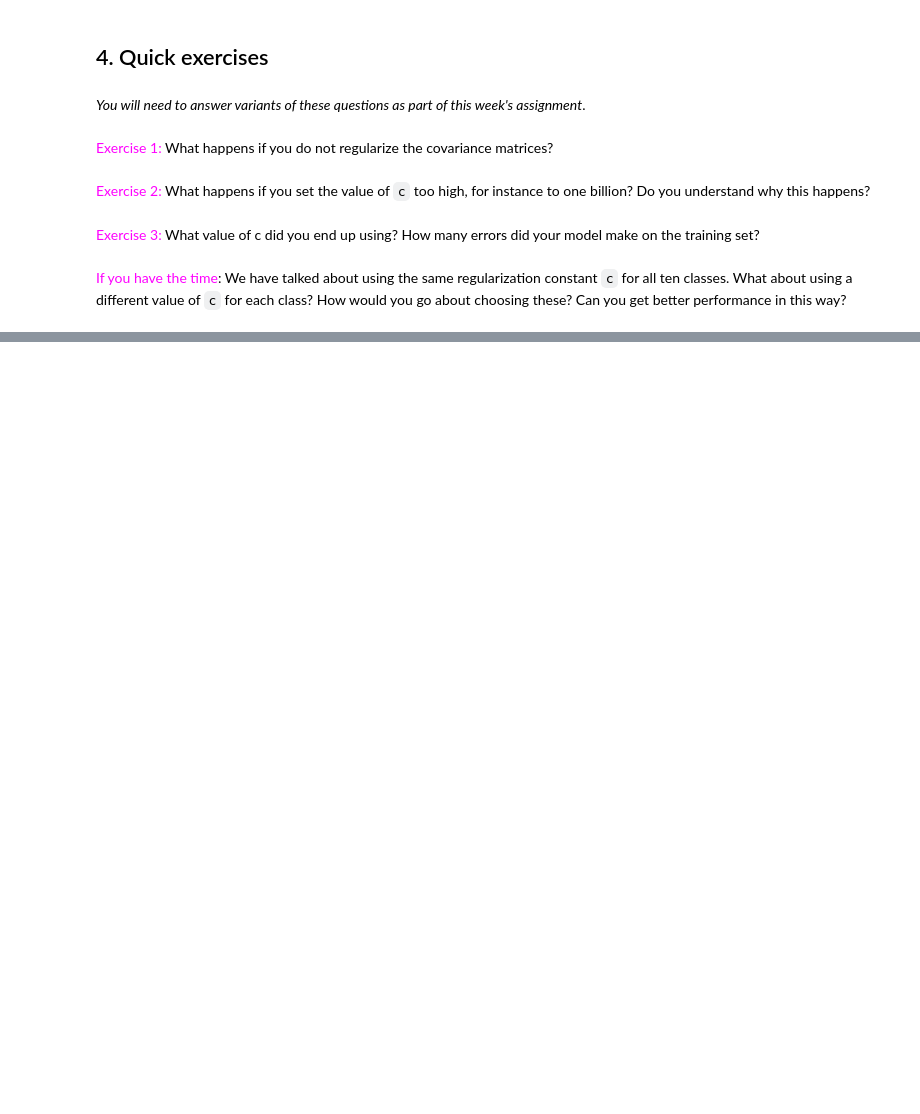
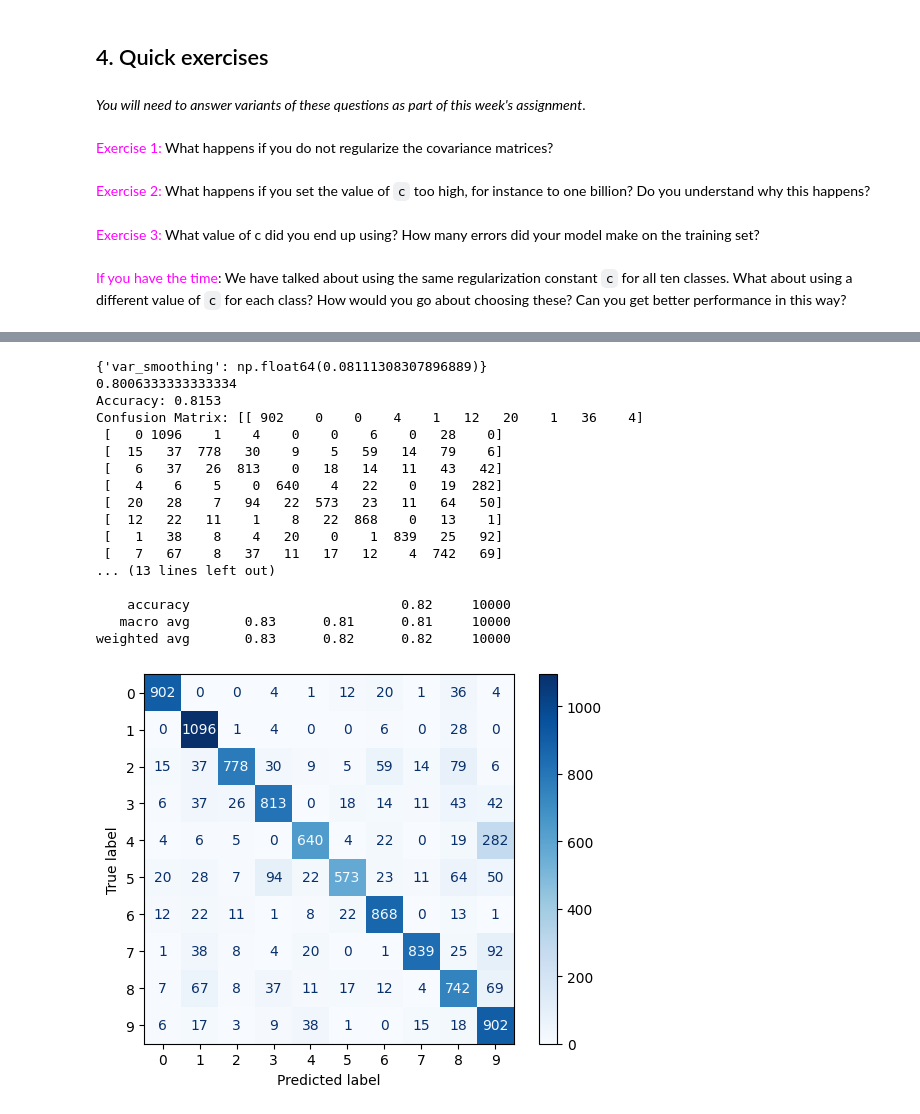
Before and after one commit to 0tv0renakniga/ds_masters, a Jupyter notebook: dsc_255/module_3/generative_mnist.ipynb, the cells around one changed output, grey strips where cells are left out. Saved outputs shown, nothing was run; the diff lists cells and outputs as text; code cells hidden in the pictures; blank space fills up the shorter version.

```diff
--- a/dsc_255/module_3/generative_mnist.ipynb
+++ b/dsc_255/module_3/generative_mnist.ipynb
@@ -119,7 +101,7 @@ def fit_generative_model(x,y):
         x_j = x[indices]
         pi[j] = x_j.shape[0]/x.shape[0]
         mu[j] = np.mean(x_j, axis=0)
-        sigma[j] = np.cov(x_j.T)
+        sigma[j] = np.cov(x_j.T) + np.eye(d)  # add small value to diagonal for numerical stability
     # Halt and return parameters
     return mu, sigma, pi
 # %%
@@ -295,7 +279,7 @@ Your model makes 806 errors out of 10000
 print(f'label is {train_labels[0]}')
 print(f'training data is:')
 print(train_data[0,:].shape)
-rs = train_data[0,:].reshape(28,28)
+rs = mu[1,:].reshape(28,28)
 for i in range(28):
     for j in range(28):
         #print(rs[i,j], end=' ')
@@ -342,0 +452,52 @@ training data is:
+# %%
+from sklearn.model_selection import GridSearchCV
+from sklearn.naive_bayes import GaussianNB
+import numpy as np
+
+# Define the parameter grid
+param_grid = {'var_smoothing': np.logspace(-10, -1, num=100)}
+
+# Create a Gaussian Naive Bayes classifier
+gnb = GaussianNB()
+
+# Create a GridSearchCV object
+grid_search = GridSearchCV(gnb, param_grid=param_grid, cv=5)
+
+# Fit the GridSearchCV object to the data
+grid_search.fit(train_data, train_labels)
+
+# Print the best parameter value
+print(grid_search.best_params_)
+
+# Print the best score
+print(grid_search.best_score_)
+
+# Use the best model to make predictions
+best_model = grid_search.best_estimator_
+y_pred = best_model.predict(test_data)
+print(f'Accuracy: {accuracy_score(test_labels, y_pred)}')
+print(f'Confusion Matrix: {confusion_matrix(test_labels, y_pred)}')
+print(f'Classification Report: {classification_report(test_labels, y_pred)}')
+# Display the confusion matrix
+disp = ConfusionMatrixDisplay(confusion_matrix(test_labels, y_pred), display_labels=best_model.classes_)
+disp.plot(cmap=plt.cm.Blues)
+plt.show()
+# %% [output]
+{'var_smoothing': np.float64(0.08111308307896889)}
+0.8006333333333334
+Accuracy: 0.8153
+Confusion Matrix: [[ 902    0    0    4    1   12   20    1   36    4]
+ [   0 1096    1    4    0    0    6    0   28    0]
+ [  15   37  778   30    9    5   59   14   79    6]
+ [   6   37   26  813    0   18   14   11   43   42]
+ [   4    6    5    0  640    4   22    0   19  282]
+ [  20   28    7   94   22  573   23   11   64   50]
+ [  12   22   11    1    8   22  868    0   13    1]
+ [   1   38    8    4   20    0    1  839   25   92]
+ [   7   67    8   37   11   17   12    4  742   69]
+... (13 lines left out)
+
+    accuracy                           0.82     10000
+   macro avg       0.83      0.81      0.81     10000
+weighted avg       0.83      0.82      0.82     10000
+[figure, added]
```
Also changed, not shown: parts of 7 cells of this notebook.
